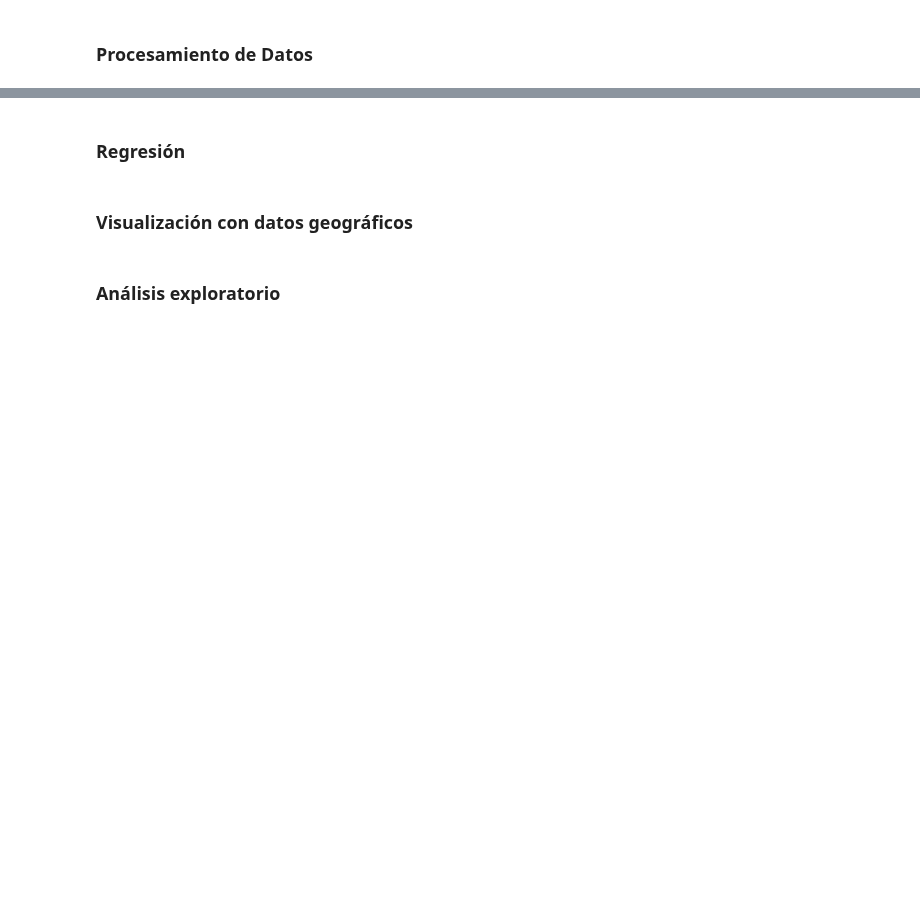
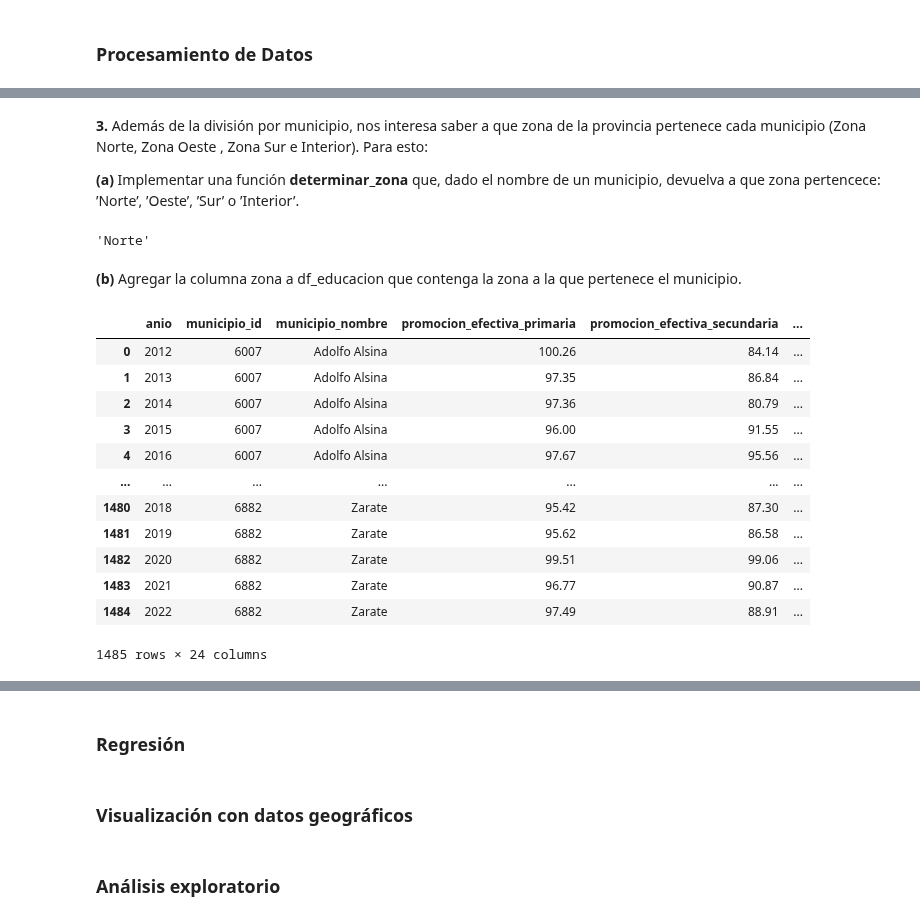
Before and after one commit to rodricoppa/TP1-LDD, a Jupyter notebook: TP_1.ipynb, the cells around one changed output, grey strips where cells are left out. Cells and saved outputs as stored; diff of their text form; code cells hidden in the pictures; blank space fills up the shorter version.

```diff
--- a/TP_1.ipynb
+++ b/TP_1.ipynb
@@ -31,0 +139,4 @@ zona_sur = ['Almirante Brown', 'Avellaneda', 'Quilmes', 'Lanus', 'Florencio Vare
+# %% [markdown]
+**3.** Además de la división por municipio, nos interesa saber a que zona de la provincia pertenece cada municipio (Zona Norte, Zona Oeste , Zona Sur e Interior). Para esto:
+
+**(a)** Implementar una función **determinar_zona** que, dado el nombre de un municipio, devuelva a que zona pertencece: ’Norte’, ’Oeste’, ’Sur’ o ’Interior’.
@@ -31,0 +147,33 @@ zona_sur = ['Almirante Brown', 'Avellaneda', 'Quilmes', 'Lanus', 'Florencio Vare
+# %%
+def determinar_zona(municipio):
+    if municipio in zona_norte:
+        return "Norte"
+    elif municipio in zona_oeste:
+        return "Oeste"
+    elif municipio in zona_sur:
+        return "Sur"
+    else:
+        return "Interior"
+# %%
+determinar_zona("San Isidro")
+# %% [output]
+'Norte'
+# %% [markdown]
+**(b)** Agregar la columna zona a df_educacion que contenga la zona a la que pertenece el municipio.
+# %%
+df_educacion["zona"] = df_educacion["municipio_nombre"].apply(determinar_zona)
+df_educacion
+# %% [output]
+|  | anio | municipio_id | municipio_nombre | promocion_efectiva_primaria | promocion_efectiva_secundaria | ... |
+| 0 | 2012 | 6007 | Adolfo Alsina | 100.26 | 84.14 | ... |
+| 1 | 2013 | 6007 | Adolfo Alsina | 97.35 | 86.84 | ... |
+| 2 | 2014 | 6007 | Adolfo Alsina | 97.36 | 80.79 | ... |
+| 3 | 2015 | 6007 | Adolfo Alsina | 96.00 | 91.55 | ... |
+| 4 | 2016 | 6007 | Adolfo Alsina | 97.67 | 95.56 | ... |
+| ... | ... | ... | ... | ... | ... | ... |
+| 1480 | 2018 | 6882 | Zarate | 95.42 | 87.30 | ... |
+| 1481 | 2019 | 6882 | Zarate | 95.62 | 86.58 | ... |
+| 1482 | 2020 | 6882 | Zarate | 99.51 | 99.06 | ... |
+| 1483 | 2021 | 6882 | Zarate | 96.77 | 90.87 | ... |
+| 1484 | 2022 | 6882 | Zarate | 97.49 | 88.91 | ... |
+1485 rows × 24 columns
```
Also changed, not shown: parts of 17 cells of this notebook.
